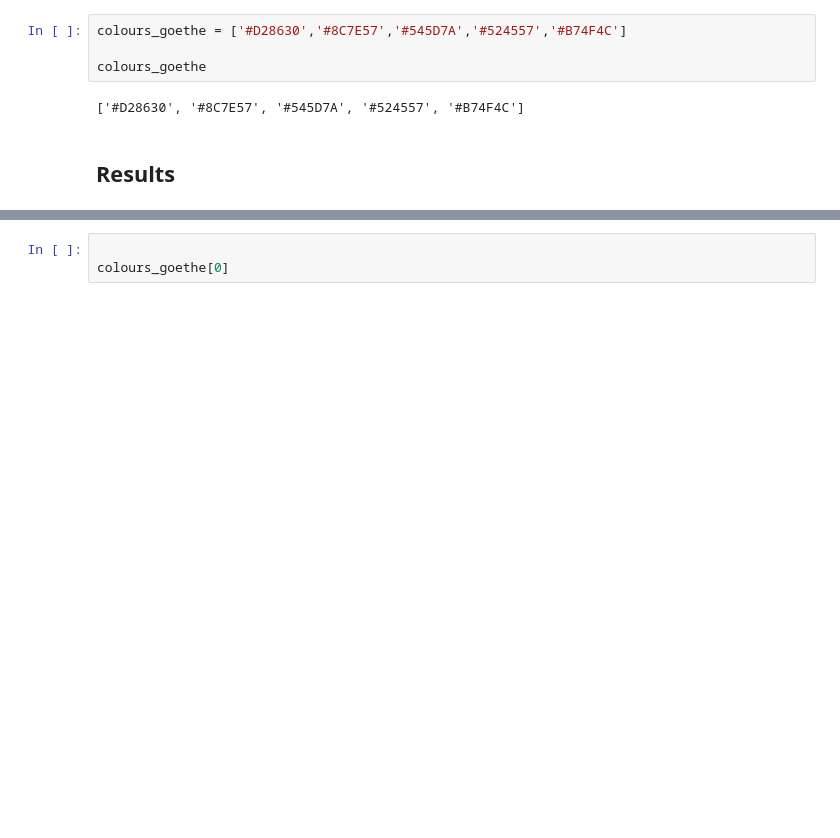
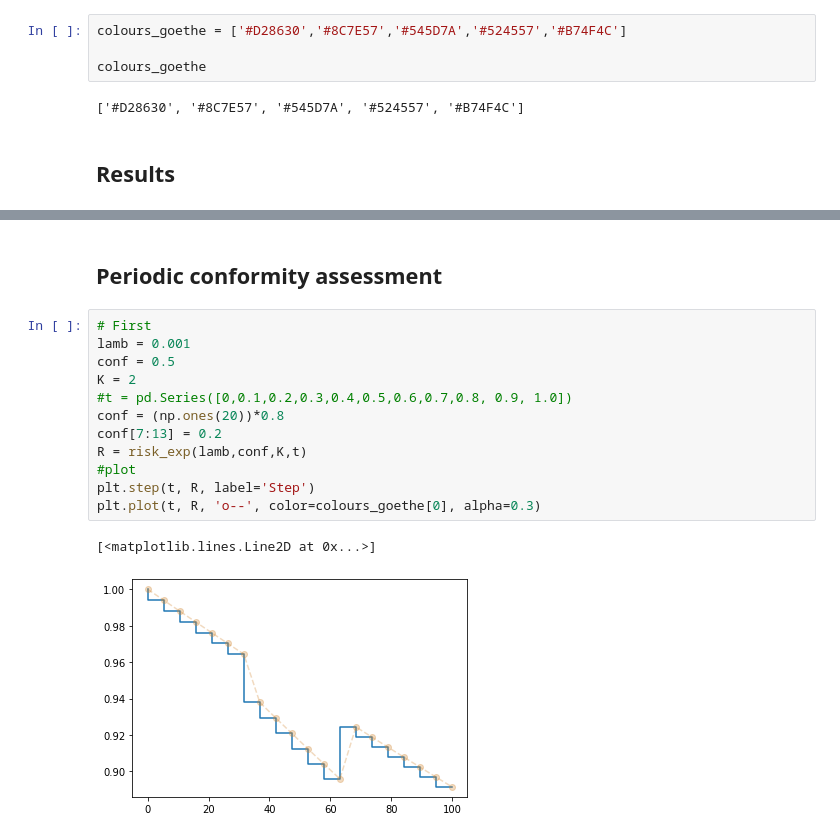
Before and after one commit to rpessoa1983/risk_experience, a Jupyter notebook: risk_experience_nb.ipynb, the cells around one changed output, grey strips where cells are left out. Cells and saved outputs as stored; diff of their text form; blank space fills up the shorter version.

```diff
--- a/risk_experience_nb.ipynb
+++ b/risk_experience_nb.ipynb
@@ -80,3 +77,17 @@ ValueError: ignored
-# %%
-
-colours_goethe[0]
+# %% [markdown]
+## Periodic conformity assessment
+# %%
+# First
+lamb = 0.001
+conf = 0.5
+K = 2
+#t = pd.Series([0,0.1,0.2,0.3,0.4,0.5,0.6,0.7,0.8, 0.9, 1.0])
+conf = (np.ones(20))*0.8
+conf[7:13] = 0.2
+R = risk_exp(lamb,conf,K,t)
+#plot
+plt.step(t, R, label='Step')
+plt.plot(t, R, 'o--', color=colours_goethe[0], alpha=0.3)
+# %% [output]
+[<matplotlib.lines.Line2D at 0x...>]
+[figure, added]
```
Also changed, not shown: parts of 3 cells of this notebook.
